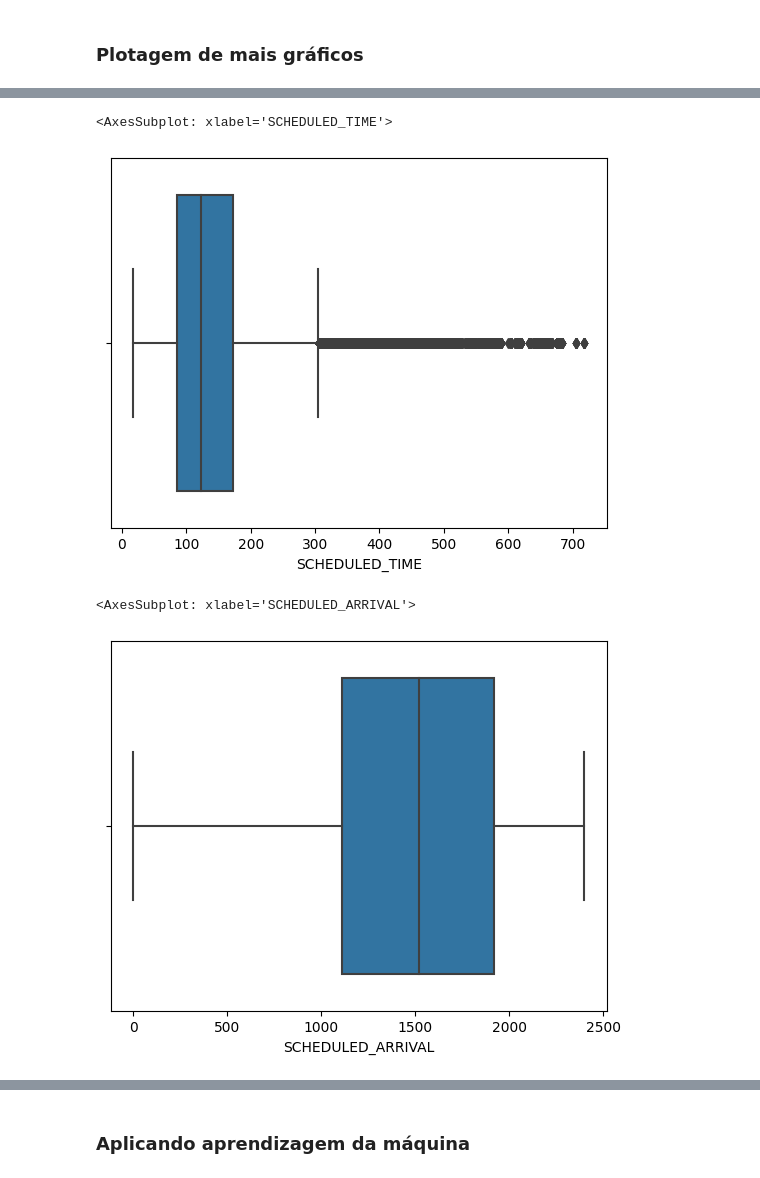
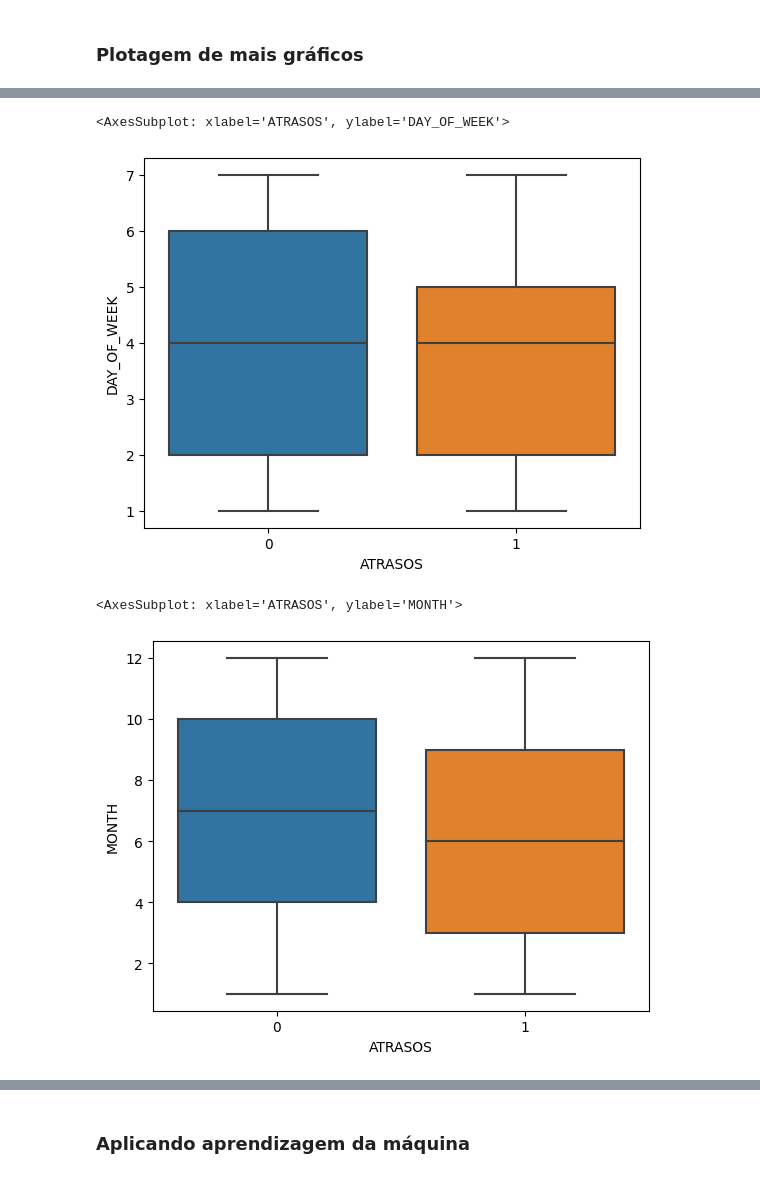
Before and after one commit to GingerLeh/atrasoVoos, a Jupyter notebook: analise.ipynb, the cells around one changed output, grey strips where cells are left out. Saved outputs shown, nothing was run; the diff lists cells and outputs as text; code cells hidden in the pictures.

```diff
--- a/analise.ipynb
+++ b/analise.ipynb
@@ -860,0 +883,12 @@ dfNumericos = dfNumericos.drop(columns=['ORIGIN_AIRPORT','AIRLINE','TAIL_NUMBER'
+# %%
+dfNumericos = dfNumericos.reset_index(drop=True)
+array_atrasos= []
+
+
+for i in range(0,len(dfNumericos['ARRIVAL_DELAY'])):
+   if dfNumericos['ARRIVAL_DELAY'][i] > 0:
+    array_atrasos.append(1)
+   else:
+    array_atrasos.append(0)
+
+dfNumericos
@@ -860,0 +909,2 @@ dfNumericos = dfNumericos.drop(columns=['ORIGIN_AIRPORT','AIRLINE','TAIL_NUMBER'
+# %%
+dfNumericos['ATRASOS']=array_atrasos
@@ -899,10 +1066,10 @@ array([[<AxesSubplot: title={'center': 'YEAR'}>,
 # %%
-sns.boxplot(data=datasetSNulo, x='SCHEDULED_TIME')
+sns.boxplot(data=dfNumericos, y='DAY_OF_WEEK',x='ATRASOS')
 # %% [output]
-<AxesSubplot: xlabel='SCHEDULED_TIME'>
+<AxesSubplot: xlabel='ATRASOS', ylabel='DAY_OF_WEEK'>
-[figure, old version]
+[figure, new version]
 # %%
-sns.boxplot(data=datasetSNulo, x='SCHEDULED_ARRIVAL')
+sns.boxplot(data=dfNumericos, x='ATRASOS', y='MONTH')
 # %% [output]
-<AxesSubplot: xlabel='SCHEDULED_ARRIVAL'>
+<AxesSubplot: xlabel='ATRASOS', ylabel='MONTH'>
-[figure, old version]
+[figure, new version]
```
Also changed, not shown: parts of 69 cells of this notebook.
